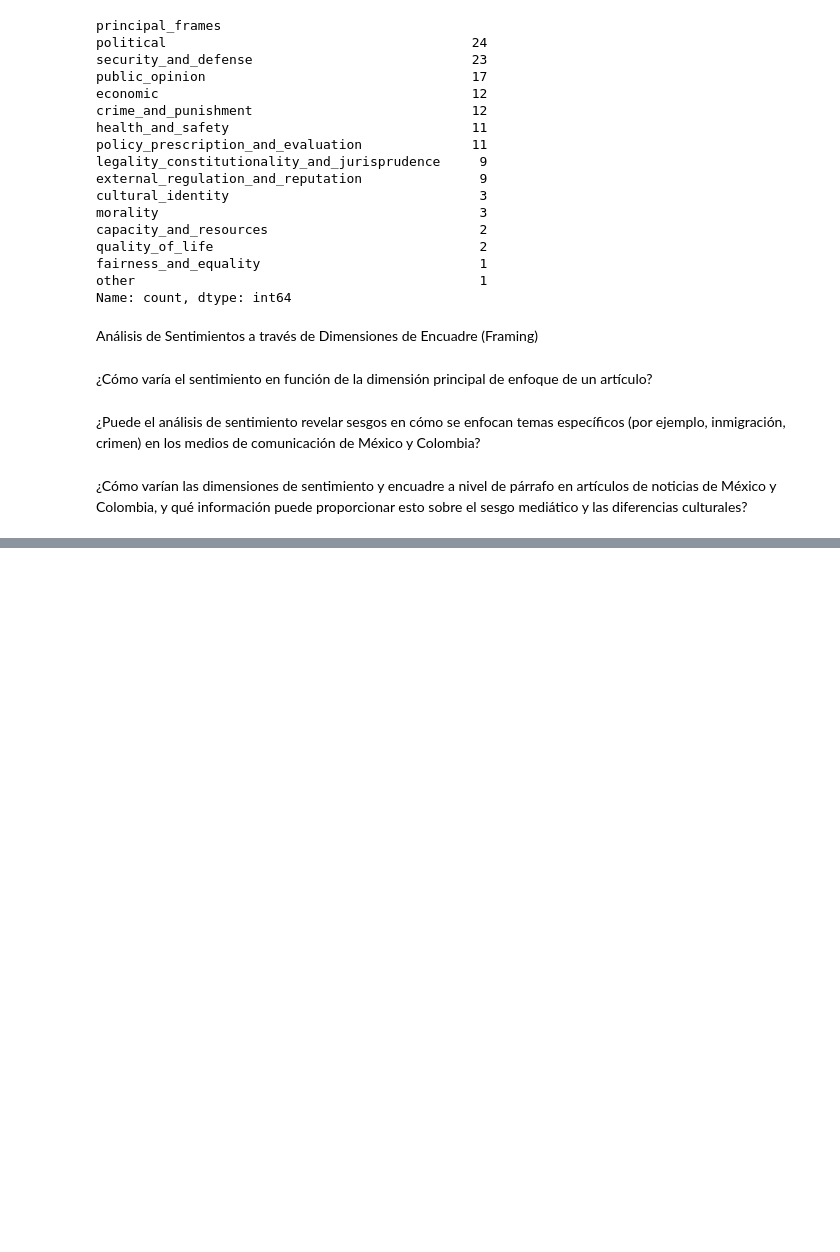
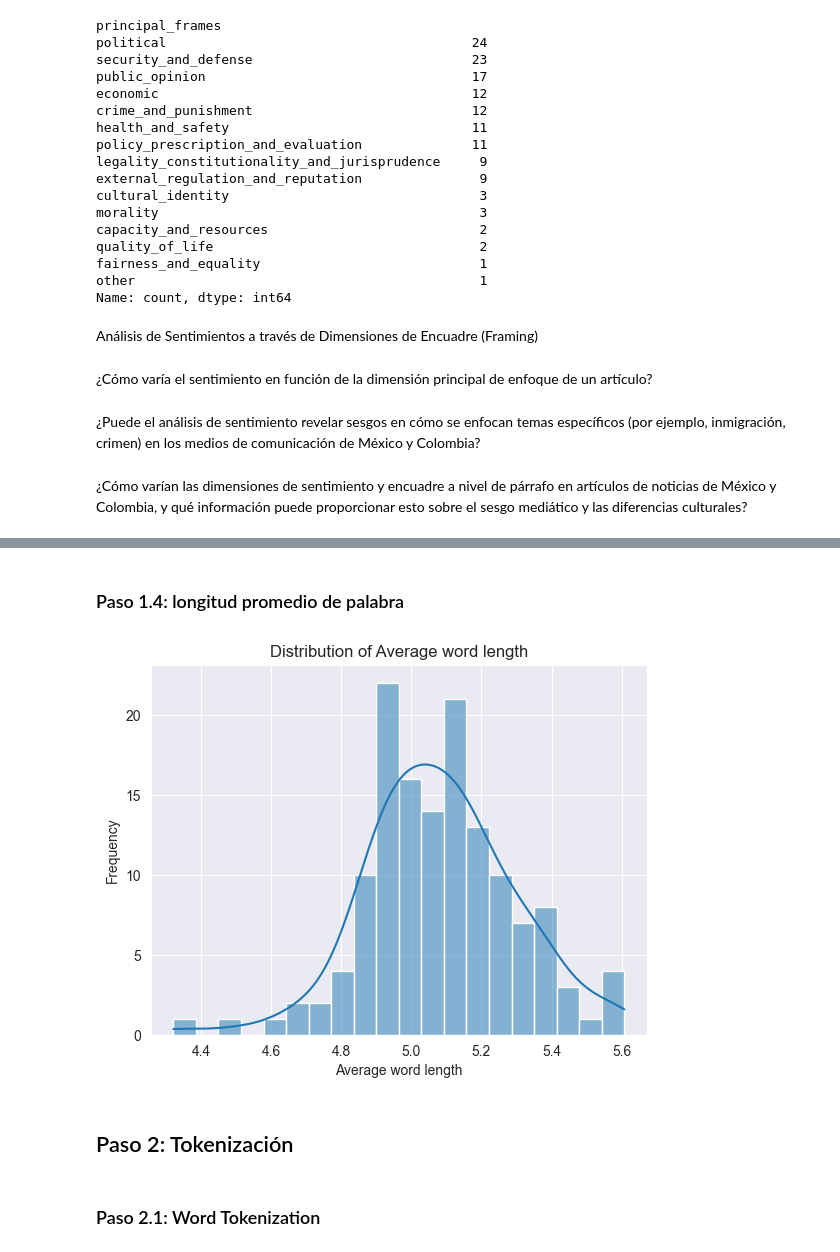
Before and after one commit to BlueAutomata/nlp-media-framing, a Jupyter notebook: EDA.ipynb, the cells around one changed output, grey strips where cells are left out. Saved outputs shown, nothing was run; the diff lists cells and outputs as text; code cells hidden in the pictures; blank space fills up the shorter version.

```diff
--- a/EDA.ipynb
+++ b/EDA.ipynb
@@ -215,0 +353,16 @@ Análisis de Sentimientos a través de Dimensiones de Encuadre (Framing)
+# %% [markdown]
+### Paso 1.4: longitud promedio de palabra
+# %%
+sns.histplot(data=result, x="average_word_length", bins=20, kde=True)
+
+# Improve readability
+plt.title("Distribution of Average word length")
+plt.xlabel("Average word length")
+plt.ylabel("Frequency")
+plt.show()
+# %% [output]
+[figure, added]
+# %% [markdown]
+## Paso 2: Tokenización
+# %% [markdown]
+### Paso 2.1: Word Tokenization
```
Also changed, not shown: parts of 32 cells of this notebook.
